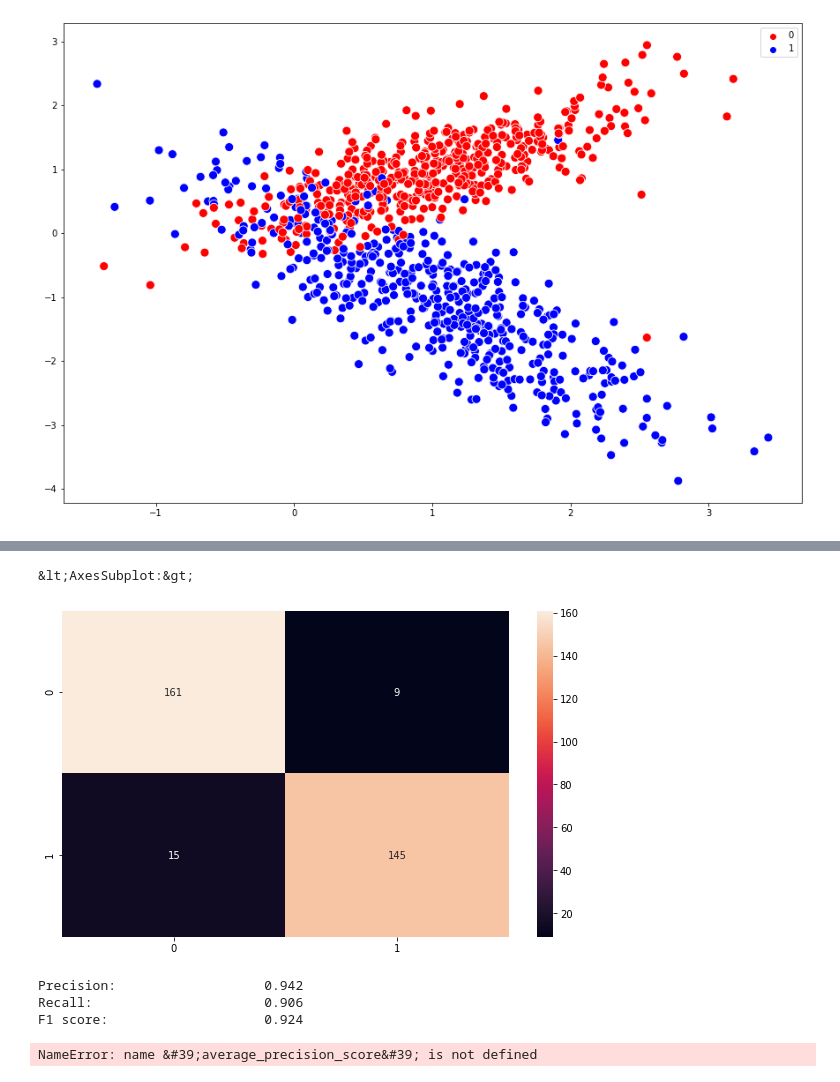
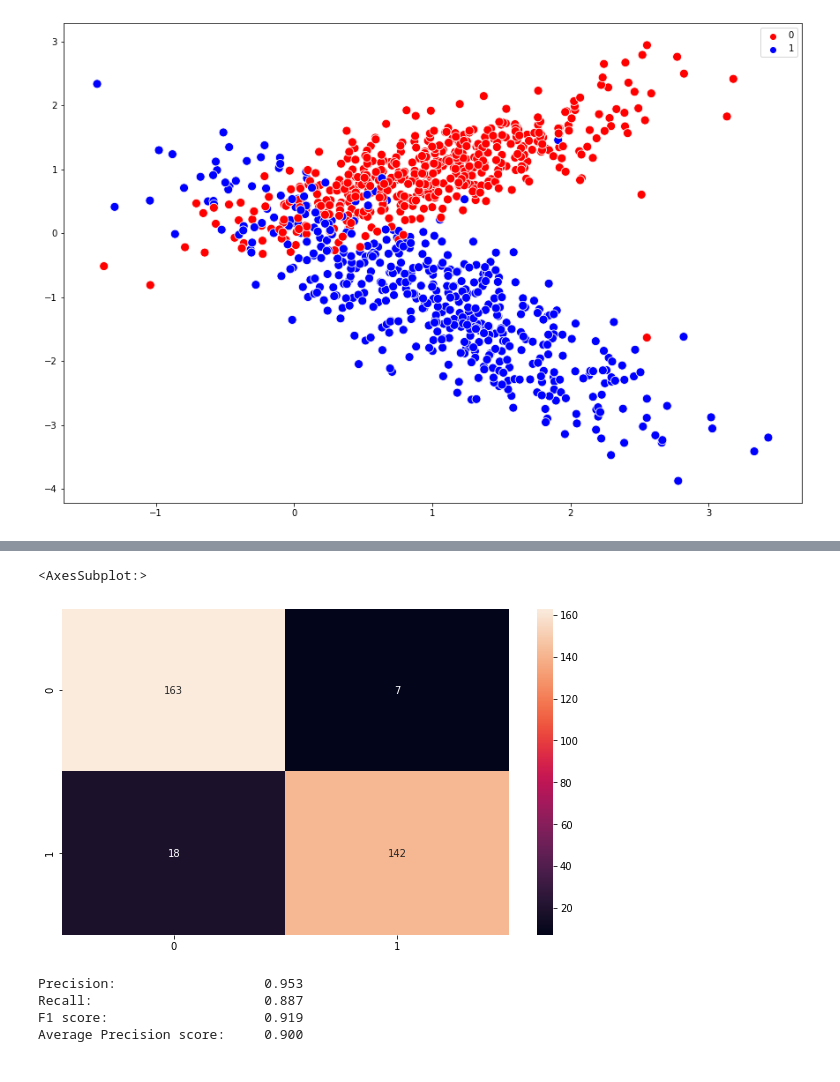
Before and after one commit to sebag90/NeuralNetwork, a Jupyter notebook: neural_network.ipynb, the cells around one changed output, grey strips where cells are left out. Saved outputs shown, nothing was run; the diff lists cells and outputs as text; code cells hidden in the pictures.

```diff
--- a/neural_network.ipynb
+++ b/neural_network.ipynb
@@ -19,5 +20,5 @@ X_train, X_test, y_train, y_test = train_test_split(X, y, test_size=.33, random_
 net = Network()
 net.init([2, 4, 6, 2, 1], ["relu", "relu", "relu", "sigmoid"])
 # %%
-net.fit(X_train, y_train, epochs=3000, l_rate=0.2)
+net.fit(X_train, y_train, epochs=3000, l_rate=0.1)
 # %% [output]
@@ -43,22 +44,22 @@ y_pred = (net.predict(X_test))
 y_pred = (y_pred > 0.5).astype(int)
 y_pred = y_pred[0]
 # %%
-tn, fp, fn, tp = confusion_matrix(y_test, y_pred[0]).ravel()
+tn, fp, fn, tp = confusion_matrix(y_test, y_pred).ravel()
 
-cmatrix = confusion_matrix(y_test, y_pred[0])
+cmatrix = confusion_matrix(y_test, y_pred)
 
 plt.figure(figsize=(10, 6))
 sns.heatmap(cmatrix, annot=True, fmt="d")
 # %% [output]
-&lt;AxesSubplot:&gt;
+<AxesSubplot:>
-[figure, old version]
+[figure, new version]
 # %%
 print("Precision:\t\t{:10.3f}".format(metrics.precision_score(y_test, y_pred)))
 print("Recall:\t\t\t{:10.3f}".format(metrics.recall_score(y_test, y_pred)))
 print("F1 score:\t\t{:10.3f}".format(metrics.f1_score(y_test, y_pred)))
 print("Average Precision score:{:10.3f}".format(average_precision_score(y_test, y_pred)))
 # %% [output]
-Precision:                   0.942
-Recall:                      0.906
-F1 score:                    0.924
+Precision:                   0.953
+Recall:                      0.887
+F1 score:                    0.919
+Average Precision score:     0.900
-NameError: name &#39;average_precision_score&#39; is not defined
```
Also changed, not shown: parts of 2 cells of this notebook, 1 other file.
